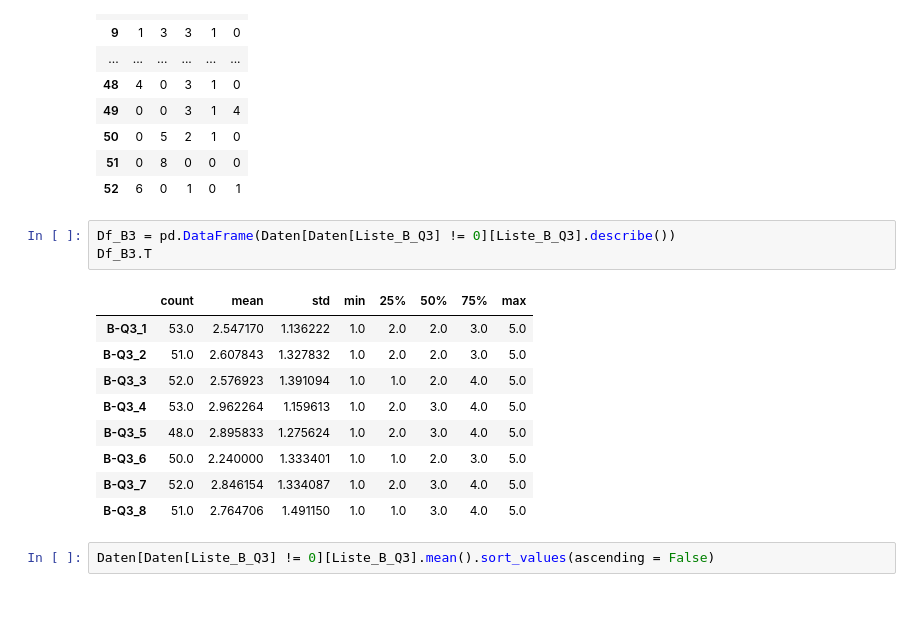
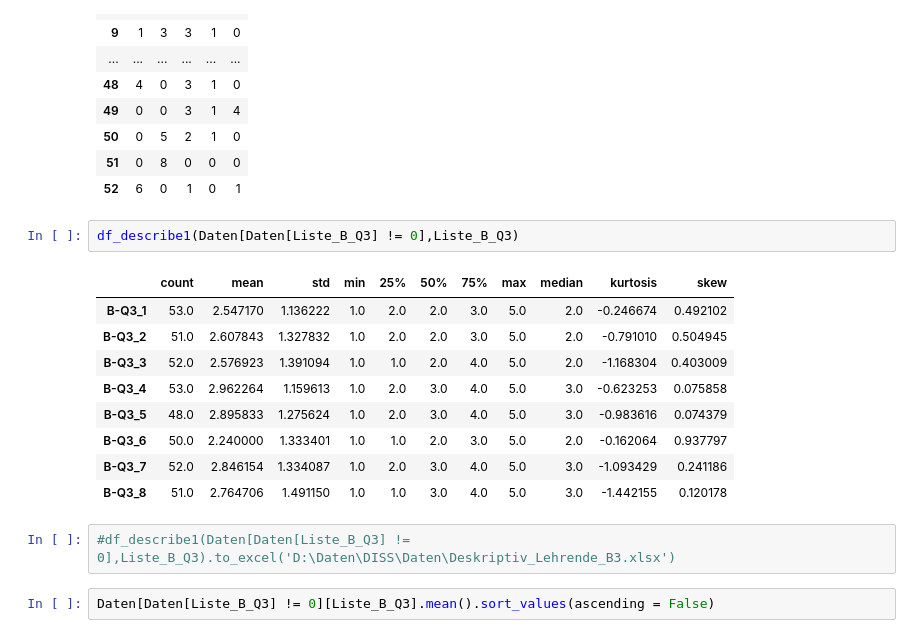
Before and after one commit to martinakienberger/Dissertation_LIS, a Jupyter notebook: Datenanalyse_Lehrende.ipynb, the cells around one changed output. Cells and saved outputs as stored; diff of their text form; blank space fills up the shorter version.

```diff
--- a/Datenanalyse_Lehrende.ipynb
+++ b/Datenanalyse_Lehrende.ipynb
@@ -561,18 +541,19 @@ BQ3_Lk
 | 51 | 0 | 8 | 0 | 0 | 0 |
 | 52 | 6 | 0 | 1 | 0 | 1 |
 # %%
-Df_B3 = pd.DataFrame(Daten[Daten[Liste_B_Q3] != 0][Liste_B_Q3].describe())
-Df_B3.T
+df_describe1(Daten[Daten[Liste_B_Q3] != 0],Liste_B_Q3)
 # %% [output]
-|  | count | mean | std | min | 25% | 50% | 75% | max |
-| B-Q3_1 | 53.0 | 2.547170 | 1.136222 | 1.0 | 2.0 | 2.0 | 3.0 | 5.0 |
-| B-Q3_2 | 51.0 | 2.607843 | 1.327832 | 1.0 | 2.0 | 2.0 | 3.0 | 5.0 |
-| B-Q3_3 | 52.0 | 2.576923 | 1.391094 | 1.0 | 1.0 | 2.0 | 4.0 | 5.0 |
-| B-Q3_4 | 53.0 | 2.962264 | 1.159613 | 1.0 | 2.0 | 3.0 | 4.0 | 5.0 |
-| B-Q3_5 | 48.0 | 2.895833 | 1.275624 | 1.0 | 2.0 | 3.0 | 4.0 | 5.0 |
-| B-Q3_6 | 50.0 | 2.240000 | 1.333401 | 1.0 | 1.0 | 2.0 | 3.0 | 5.0 |
-| B-Q3_7 | 52.0 | 2.846154 | 1.334087 | 1.0 | 2.0 | 3.0 | 4.0 | 5.0 |
-| B-Q3_8 | 51.0 | 2.764706 | 1.491150 | 1.0 | 1.0 | 3.0 | 4.0 | 5.0 |
+|  | count | mean | std | min | 25% | 50% | 75% | max | median | kurtosis | skew |
+| B-Q3_1 | 53.0 | 2.547170 | 1.136222 | 1.0 | 2.0 | 2.0 | 3.0 | 5.0 | 2.0 | -0.246674 | 0.492102 |
+| B-Q3_2 | 51.0 | 2.607843 | 1.327832 | 1.0 | 2.0 | 2.0 | 3.0 | 5.0 | 2.0 | -0.791010 | 0.504945 |
+| B-Q3_3 | 52.0 | 2.576923 | 1.391094 | 1.0 | 1.0 | 2.0 | 4.0 | 5.0 | 2.0 | -1.168304 | 0.403009 |
+| B-Q3_4 | 53.0 | 2.962264 | 1.159613 | 1.0 | 2.0 | 3.0 | 4.0 | 5.0 | 3.0 | -0.623253 | 0.075858 |
+| B-Q3_5 | 48.0 | 2.895833 | 1.275624 | 1.0 | 2.0 | 3.0 | 4.0 | 5.0 | 3.0 | -0.983616 | 0.074379 |
+| B-Q3_6 | 50.0 | 2.240000 | 1.333401 | 1.0 | 1.0 | 2.0 | 3.0 | 5.0 | 2.0 | -0.162064 | 0.937797 |
+| B-Q3_7 | 52.0 | 2.846154 | 1.334087 | 1.0 | 2.0 | 3.0 | 4.0 | 5.0 | 3.0 | -1.093429 | 0.241186 |
+| B-Q3_8 | 51.0 | 2.764706 | 1.491150 | 1.0 | 1.0 | 3.0 | 4.0 | 5.0 | 3.0 | -1.442155 | 0.120178 |
+# %%
+#df_describe1(Daten[Daten[Liste_B_Q3] != 0],Liste_B_Q3).to_excel('D:\Daten\DISS\Daten\Deskriptiv_Lehrende_B3.xlsx')
 # %%
 Daten[Daten[Liste_B_Q3] != 0][Liste_B_Q3].mean().sort_values(ascending = False)
 # %% [output]
```
Also changed, not shown: parts of 43 cells of this notebook, 3 other files.
